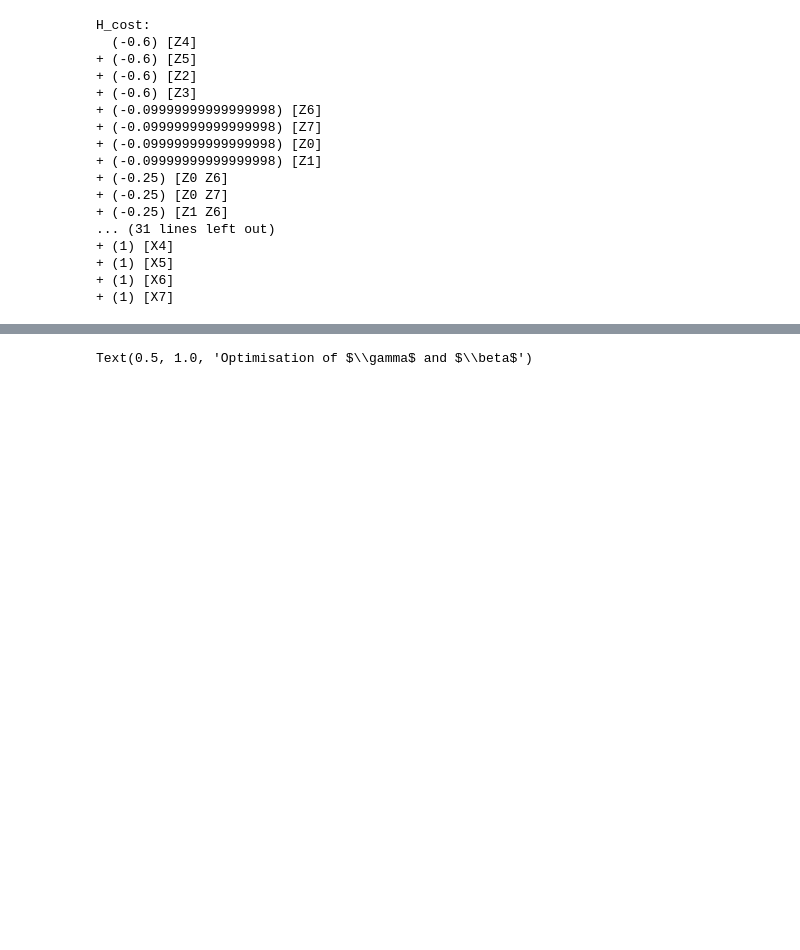
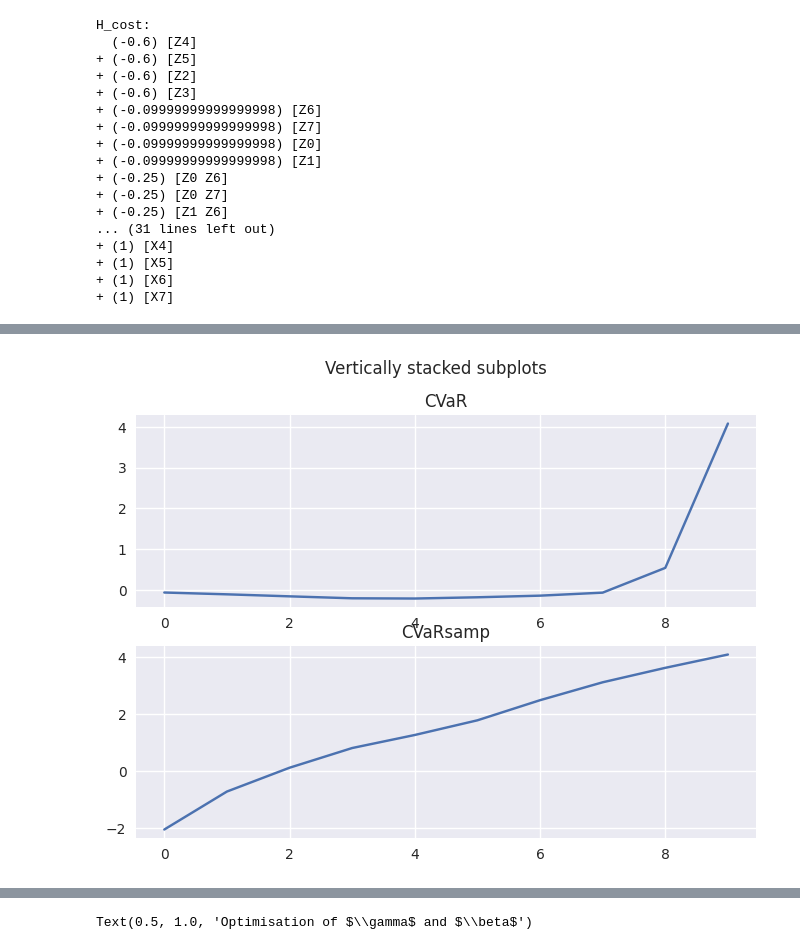
Before and after one commit to jacobljungberg/Testing_CVaR_on_QAOA, a Jupyter notebook: examples/10_HPCoordinateBasedLattice_toHamiltonian.ipynb, the cells around one changed output, grey strips where cells are left out. Saved outputs shown, nothing was run; the diff lists cells and outputs as text; code cells hidden in the pictures; blank space fills up the shorter version.

Commit message:
CVaRsamp tillagd

```diff
--- a/examples/10_HPCoordinateBasedLattice_toHamiltonian.ipynb
+++ b/examples/10_HPCoordinateBasedLattice_toHamiltonian.ipynb
@@ -117,8 +118,7 @@ def get_probs(params):
     return qml.probs(wires = qubits)
 
 # CVaR function for known energies and probabilities
-def CVaR(params):
-    alpha = 0.25
+def CVaR(params,alpha=0.25):
     circuit(params)
 
     Energy_list = get_energies_index_states(H_cost)
@@ -127,9 +127,50 @@ def CVaR(params):
 
     Energy_vector = Energy_array[0:math.ceil(len(Energy_list)*alpha),0]
     Probability_vector = Energy_array[0:math.ceil(len(Energy_list)*alpha),1]
+    exp_CVaR = np.dot(Energy_vector, Probability_vector)
 
-    exp_CVaR = np.dot(Energy_vector, Probability_vector)
+    #exp_CVaR=exp_CVaR/sum(Probability_vector) #-- tror detta kanske ska vara med för att normalisera. Optimeringen blir shit dock
+
     return exp_CVaR
+
+def CVaRsamp(params, alpha=0.25,n=1000):#n=antal samples
+
+    # Denna o CVaR ger inte samma, har haft svårt att bestämma varför. Om man normaliserar väntevärdet i CVaR som kommentaren innan
+    # return i CVaRfunktionen så blir graferna ganska lika form, men värdena är fortfarande shit, och optimeringen blir kass. Känns som att det har o
+    #göra med att urvalet av energier/samples inte är helt ekvivalent mellan dem, alltså CVaR väljer de a% konfigurationerna med minst energi,oberoende av sannolikhet,
+    #medan CVaRsamp väljer de a% samplesen med minst.
+
+    #Svårt att formulera men alltså om vi säger att alpha =0.1, så
+    #kommer CVaR ta de 256*0.1=26 minsta energierna och summera dem, trots att deras ihoplagda sannolikhet bara är 1.3% (summera Probability_vector)
+    #CVaRsamp kommer däremot ta de 100 minsta samplesen, som (om vi antar att slumpen tar ut sig) därför har en ihoplagd sannolikhet
+    #på 10%. Så tycker det verkar som att alpha inte funkar på samma sätt i funktionerna. vet dock itte vilket sätt som e bäst eller rätt.
+    #men för att ändra på CVaR om man nu skulle vilja hade man nog bara kunnat summera varje item i probs tills summan överstiger alpha, ex i en whileloop.
+
+    circuit(params)
+
+    probs = get_probs(params)  # hämta sannolikhetsfördelningen (matris, första värdet är p(00000000), andra är p(00000001) osv)
+
+    index_samples= np.random.choice(np.arange(len(probs), dtype=int), size=n, replace=True,p=probs)  # tar n samples av probs, ger skum lista med index motsvarande konfiguration (index 0 är tillståndet 00000000, index 1 =00000001 osv)
+    energy_of_samples=energies_of_set(protein.get_solution_set(), H_cost,8) [index_samples]  #ger en lista där index i index_samples är utbytta mot deras motsvarande energi.
+    sorted_energy_samples=sort_over_threshhold(energy_of_samples,-10)[0] #sorterar hela energilistan
+    K=int(alpha*n) #antal samples att ta väntevärde över.
+    summa=sum(sorted_energy_samples[:K]) #summera de K minsta energierna.
+    expvalue=summa/K
+    return expvalue
+
+
+def CVaRcompare(): #jämför resultaten av CVaR och CVaRsamp vid olika alpha genom att plotta väntevärdena.
+    testCVaR=[]
+    testCVaRsamp=[]
+    for a in range(10):
+        testCVaR.append(CVaR(half_parameters,(a+1)/10))
+        testCVaRsamp.append(CVaRsamp(half_parameters,(a+1)/10,100000))
+    fig, axs = plt.subplots(2)
+    fig.suptitle('Vertically stacked subplots')
+    axs[0].plot(testCVaR)
+    axs[0].title.set_text('CVaR')
+    axs[1].plot(testCVaRsamp)
+    axs[1].title.set_text('CVaRsamp')
 
 
 
@@ -139,12 +180,18 @@ half_parameters = np.array([[0.5],[0.5]])
 test_parameters = np.array([[0.1],[0.1]])
 p = 1
 
-print('Average cost with gamma=0 and beta=0:\n', average_cost(zero_parameters))
-print('CVaR cost with gamma=0 and beta=0 and alpha=0.25:\n', CVaR(zero_parameters))
-print('Average cost with gamma=0.5 and beta=0.5:\n', average_cost(half_parameters))
-print('CVaR cost with gamma=0.5 and beta=0.5 and alpha=0.25:\n', CVaR(half_parameters))
-print('Average cost with gamma=0.1 and beta=0.1:\n', average_cost(test_parameters))
-print('CVaR cost with gamma=0.1 and beta=0.1 and alpha=0.25:\n', CVaR(test_parameters))
+CVaRcompare()
+
+#print('CVaRsamp cost with gamma=0.5 and beta=0.5 and alpha=0.25:\n', CVaRsamp(half_parameters, 0.25,10000)) #(param, alpha, n)
+#print('CVaRsamp cost with gamma=0.0 and beta=0.0 and alpha=1:\n', CVaRsamp(zero_parameters, 1,10000)) #(param, alpha, n)
+
+
+#print('Average cost with gamma=0 and beta=0:\n', average_cost(zero_parameters))
+#print('CVaR cost with gamma=0 and beta=0 and alpha=0.25:\n', CVaR(zero_parameters))
+#print('Average cost with gamma=0.5 and beta=0.5:\n', average_cost(half_parameters))
+#print('CVaR cost with gamma=0.5 and beta=0.5 and alpha=0.25:\n', CVaR(half_parameters,1))
+#print('Average cost with gamma=0.1 and beta=0.1:\n', average_cost(test_parameters))
+#print('CVaR cost with gamma=0.1 and beta=0.1 and alpha=0.25:\n', CVaR(test_parameters))
 # Draw our circuit
 print()
 print(qml.draw(average_cost, expansion_strategy = 'device')(zero_parameters))
@@ -165,7 +212,8 @@ Average cost with gamma=0 and beta=0:
 ──│──────────╭RZZ(0.00)─╭RZZ(0.00)─╭RZZ(0.00)──RX(0.00)──────────────────────────────────┤ ├<𝓗>
 ──│──────────╰RZZ(0.00)─│──────────│──────────╭RZZ(0.00)─╭RZZ(0.00)──RX(0.00)────────────┤ ├<𝓗>
 ──│─────────────────────╰RZZ(0.00)─│──────────╰RZZ(0.00)─│──────────╭RZZ(0.00)──RX(0.00)─┤ ├<𝓗>
 ──╰RZZ(0.00)───────────────────────╰RZZ(0.00)────────────╰RZZ(0.00)─╰RZZ(0.00)──RX(0.00)─┤ ╰<𝓗>
+[figure, added]
 # %%
 # Optimisation of the circuit
 
```
Also changed, not shown: parts of 7 cells of this notebook.
